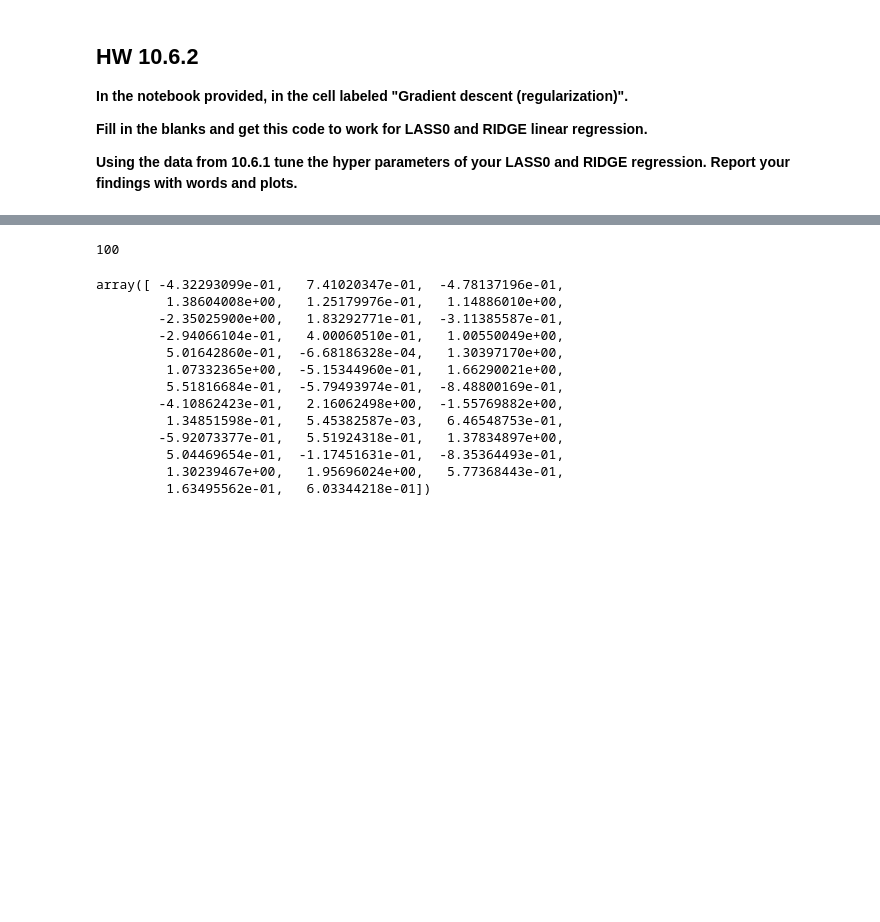
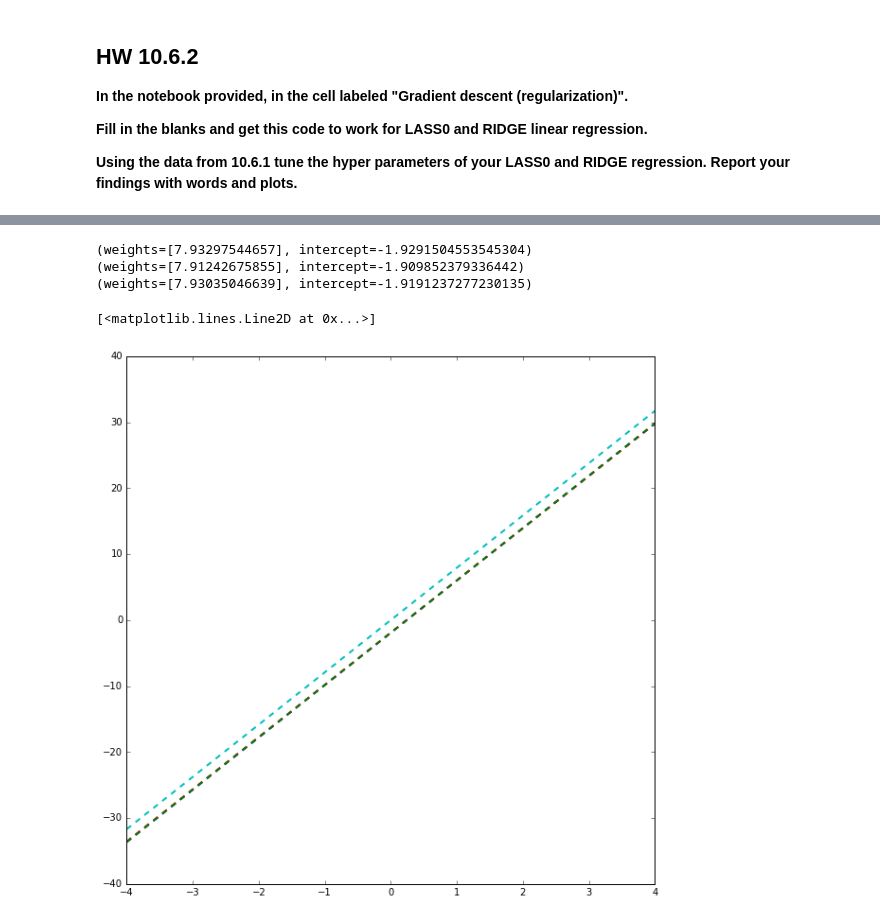
Before and after one commit to dunmireg/HW10, a Jupyter notebook: MIDS-W261-HW10-Cordell.ipynb, the cells around one changed output, grey strips where cells are left out. Cells and saved outputs as stored; diff of their text form; code cells hidden in the pictures; blank space fills up the shorter version.

```diff
--- a/MIDS-W261-HW10-Cordell.ipynb
+++ b/MIDS-W261-HW10-Cordell.ipynb
@@ -599,20 +676,39 @@ linearRegressionGDReg(data, iterations=50, regParam=0.1, regType="Lasso")
 # %%
 from pyspark.mllib.regression import LabeledPoint, LinearRegressionWithSGD, LinearRegressionModel
 
 # Load and parse the data
 def parsePoint(line):
     values = [float(x) for x in line.split(',')]
     return LabeledPoint(values[0], values[1:])
 
-data = sc.textFile("data.csv")
+data = sc.textFile("data_train.csv")
 parsedData = data.map(parsePoint)
+
+x = [-4, 4]
+plt.figure(figsize=(10,10))
 
 # Build the model
 model = LinearRegressionWithSGD.train(parsedData, intercept=True, iterations=50)
+y = [model.predict([i]) for i in x]
+plt.plot(x, y, 'b--', label="Linear Regression SGD", linewidth=2.0)
 print model
 
-model_ridge = LinearRegressionWithSGD.train(parsedData, regType="l2", regParam=0.1, intercept=True)
+model_ridge = LinearRegressionWithSGD.train(parsedData, regType="l2", regParam=0.01, intercept=True)
+y = [model_ridge.predict([i]) for i in x]
+plt.plot(x, y, 'r--', label="Linear Regression Ridge", linewidth=2.0)
 print model_ridge
 
-model_lasso = LinearRegressionWithSGD.train(parsedData, regType="l1", regParam=0.1, intercept=True)
+model_lasso = LinearRegressionWithSGD.train(parsedData, regType="l1", regParam=0.01, intercept=True)
+y = [model_lasso.predict([i]) for i in x]
+plt.plot(x, y, 'g--', label="Linear Regression Lasso", linewidth=2.0)
 print model_lasso
+
+# Plot the homegrown SGD Lasso on top of the MLLib SGD plots
+y = [beta_hat[0]*i for i in x]
+plt.plot(x, y, 'c--', label="", linewidth=2.0)
+# %% [output]
+(weights=[7.93297544657], intercept=-1.9291504553545304)
+(weights=[7.91242675855], intercept=-1.909852379336442)
+(weights=[7.93035046639], intercept=-1.9191237277230135)
+[<matplotlib.lines.Line2D at 0x...>]
+[figure, added]
@@ -623,4 +714,0 @@ featureLen = len(D.take(1)[0])-1
-# %%
-D.count()
-# %% [output]
-100
@@ -629,16 +714,0 @@ w = np.random.normal(size=featureLen)
-# %%
-w
-# %% [output]
-array([ -4.32293099e-01,   7.41020347e-01,  -4.78137196e-01,
-         1.38604008e+00,   1.25179976e-01,   1.14886010e+00,
-        -2.35025900e+00,   1.83292771e-01,  -3.11385587e-01,
-        -2.94066104e-01,   4.00060510e-01,   1.00550049e+00,
-         5.01642860e-01,  -6.68186328e-04,   1.30397170e+00,
-         1.07332365e+00,  -5.15344960e-01,   1.66290021e+00,
-         5.51816684e-01,  -5.79493974e-01,  -8.48800169e-01,
-        -4.10862423e-01,   2.16062498e+00,  -1.55769882e+00,
-         1.34851598e-01,   5.45382587e-03,   6.46548753e-01,
-        -5.92073377e-01,   5.51924318e-01,   1.37834897e+00,
-         5.04469654e-01,  -1.17451631e-01,  -8.35364493e-01,
-         1.30239467e+00,   1.95696024e+00,   5.77368443e-01,
-         1.63495562e-01,   6.03344218e-01])
```
Also changed, not shown: parts of 26 cells of this notebook.
